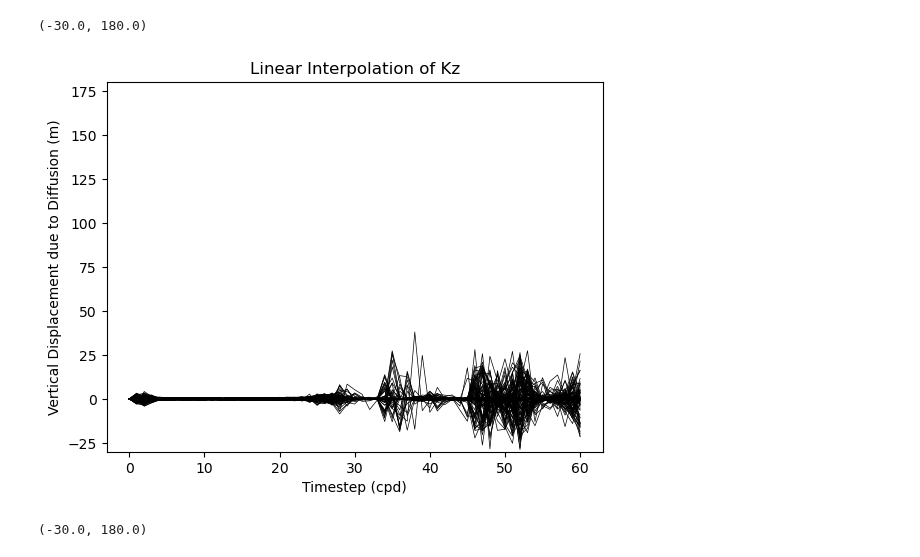
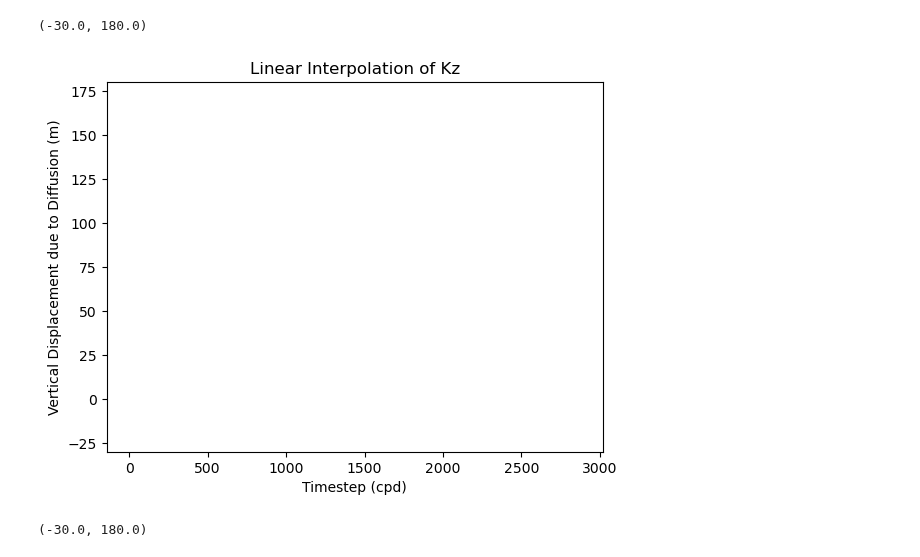
Before and after one commit to OceanParcels/Backtracking_Abyssal_Nanoplastics, a Jupyter notebook: notebooks/zarr_outputs.ipynb, the cells around one changed output. Saved outputs shown, nothing was run; the diff lists cells and outputs as text; code cells hidden in the pictures.

```diff
--- a/notebooks/zarr_outputs.ipynb
+++ b/notebooks/zarr_outputs.ipynb
@@ -19,3 +21,4 @@ from tqdm import tqdm
 # %%
-sim = xr.open_zarr('/storage/shared/oceanparcels/output_data/data_Claudio/tests/linear_interp_Kz.zarr')
+sim = xr.open_zarr('/storage/shared/oceanparcels/output_data/data_Claudio/abyssal_nps_outputs/hc13_23000_BM_True.zarr')
 sim = sim.compute()
+sim = sim.dropna(dim='obs')
@@ -41,0 +115,3 @@ Data variables: (12/19)
+# %%
+for i in range(0, 8192):
+    plt.plot(sim.time[i,:], -sim['z'][i,:])
@@ -41,0 +120,3 @@ Data variables: (12/19)
+# %%
+for i in range(0, 8192):
+    plt.plot(sim.time[i,:], sim['radius'][i,:])
@@ -42,15 +125,15 @@ Data variables: (12/19)
 # %%
 for i in tqdm(range(0, 100, 1)):
-    plt.plot(sim.z_kz[i,:], 'k', linewidth=0.5)
+    plt.plot(sim.z[i,:], 'k', linewidth=0.5)
 
 plt.ylabel('Vertical Displacement due to Diffusion (m)')
 plt.xlabel('Timestep (cpd)')
 plt.title('Linear Interpolation of Kz')
 
 plt.ylim(-30,180)
 # %% [output]
 (-30.0, 180.0)
-[figure, old version]
+[figure, new version]
 # %%
 sim2 = xr.open_zarr('/storage/shared/oceanparcels/output_data/data_Claudio/hc13_2/hc13_0.zarr/')
 sim2 = sim2.compute()
```
Also changed, not shown: parts of 13 cells of this notebook, 6 other files.
